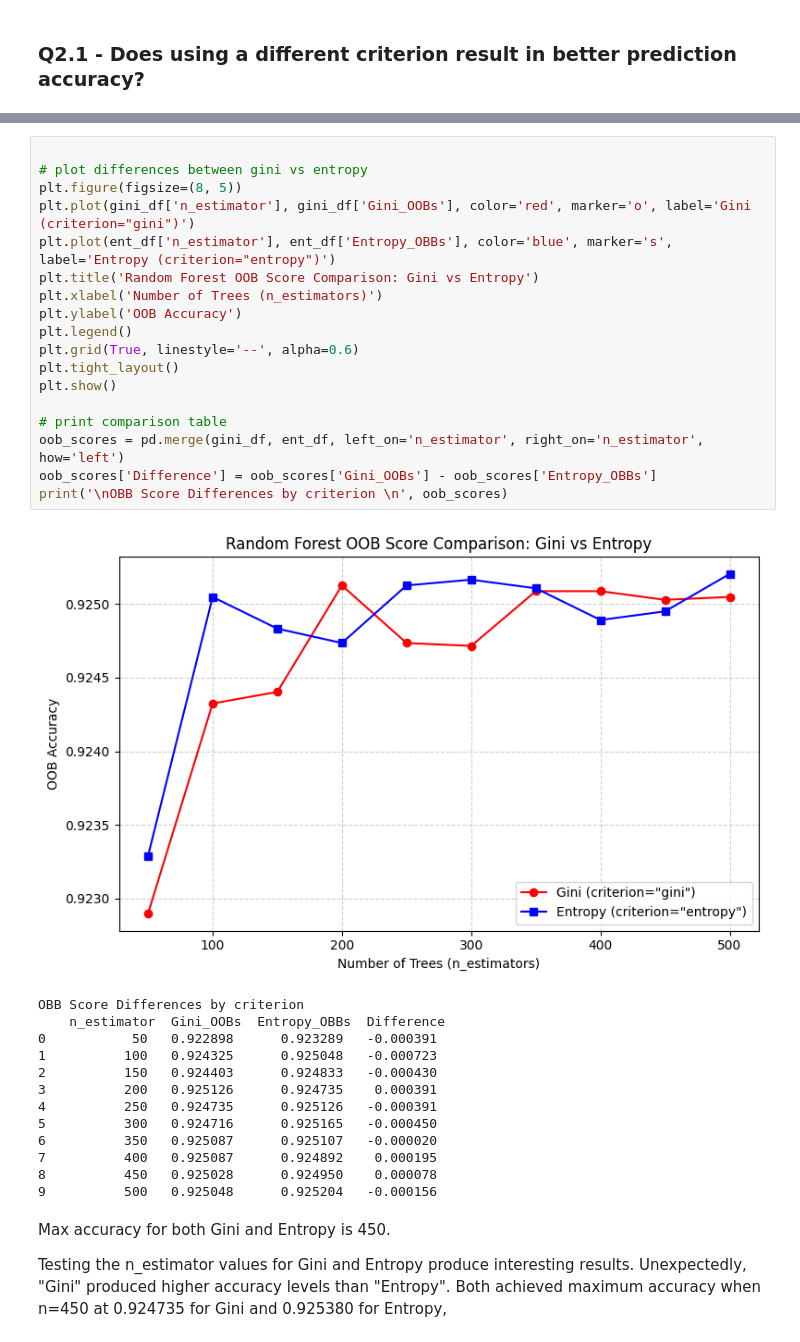
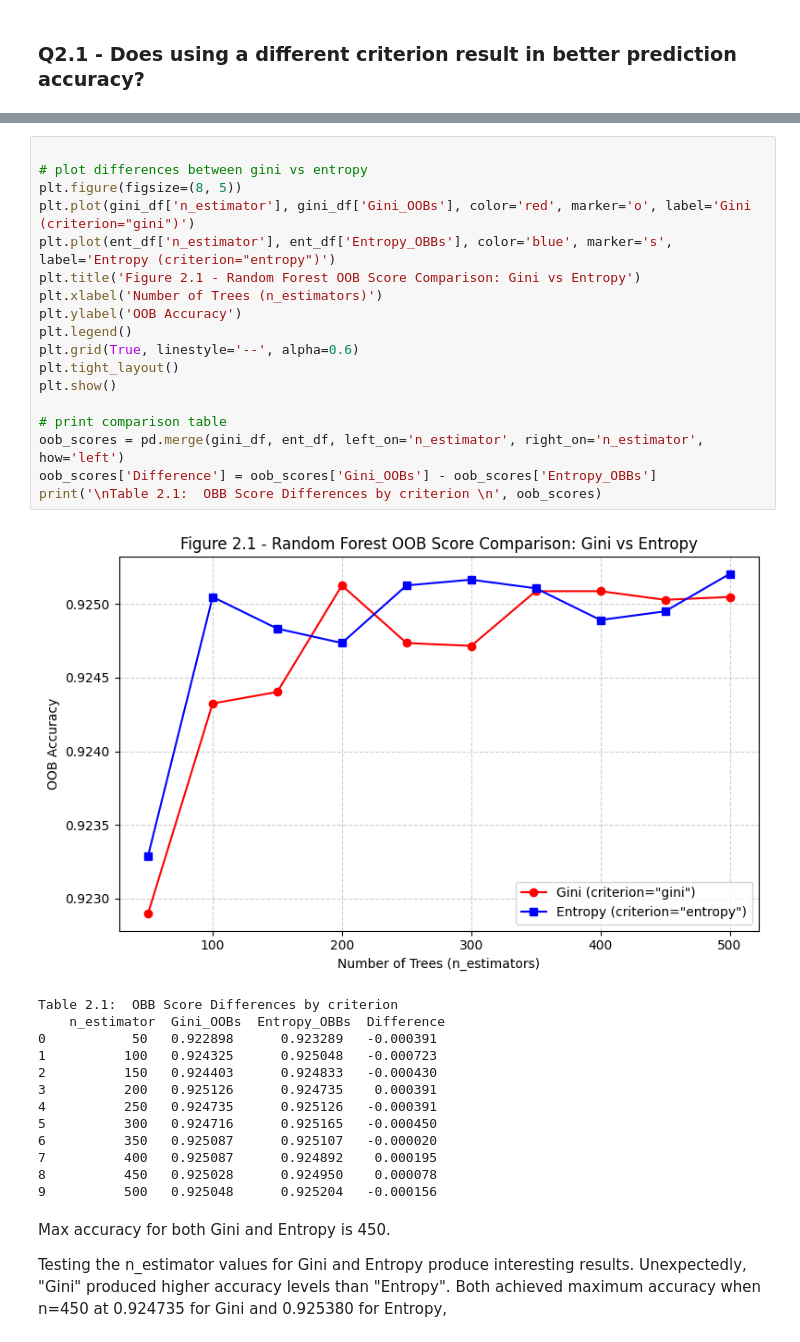
Before and after one commit to mcastro64/Data622, a Jupyter notebook: Assignment2/MC-Assignment2-Exploration-code.ipynb, the cells around one changed output, grey strips where cells are left out. Cells and saved outputs as stored; diff of their text form.

```diff
--- a/Assignment2/MC-Assignment2-Exploration-code.ipynb
+++ b/Assignment2/MC-Assignment2-Exploration-code.ipynb
@@ -450,24 +466,24 @@ ent_df = pd.DataFrame({ 'n_estimator' : n_estimator, 'Entropy_OBBs' : oobScores_
 # %%
 
 # plot differences between gini vs entropy
 plt.figure(figsize=(8, 5))
 plt.plot(gini_df['n_estimator'], gini_df['Gini_OOBs'], color='red', marker='o', label='Gini (criterion="gini")')
 plt.plot(ent_df['n_estimator'], ent_df['Entropy_OBBs'], color='blue', marker='s', label='Entropy (criterion="entropy")')
-plt.title('Random Forest OOB Score Comparison: Gini vs Entropy')
+plt.title('Figure 2.1 - Random Forest OOB Score Comparison: Gini vs Entropy')
 plt.xlabel('Number of Trees (n_estimators)')
 plt.ylabel('OOB Accuracy')
 plt.legend()
 plt.grid(True, linestyle='--', alpha=0.6)
 plt.tight_layout()
 plt.show()
 
 # print comparison table
 oob_scores = pd.merge(gini_df, ent_df, left_on='n_estimator', right_on='n_estimator', how='left')
 oob_scores['Difference'] = oob_scores['Gini_OOBs'] - oob_scores['Entropy_OBBs']
-print('\nOBB Score Differences by criterion \n', oob_scores)
+print('\nTable 2.1:  OBB Score Differences by criterion \n', oob_scores)
 # %% [output]
-[figure, old version]
+[figure, new version]
-OBB Score Differences by criterion
+Table 2.1:  OBB Score Differences by criterion
     n_estimator  Gini_OOBs  Entropy_OBBs  Difference
 0           50   0.922898      0.923289   -0.000391
 1          100   0.924325      0.925048   -0.000723
```
Also changed, not shown: parts of 40 cells of this notebook, 3 other files.
